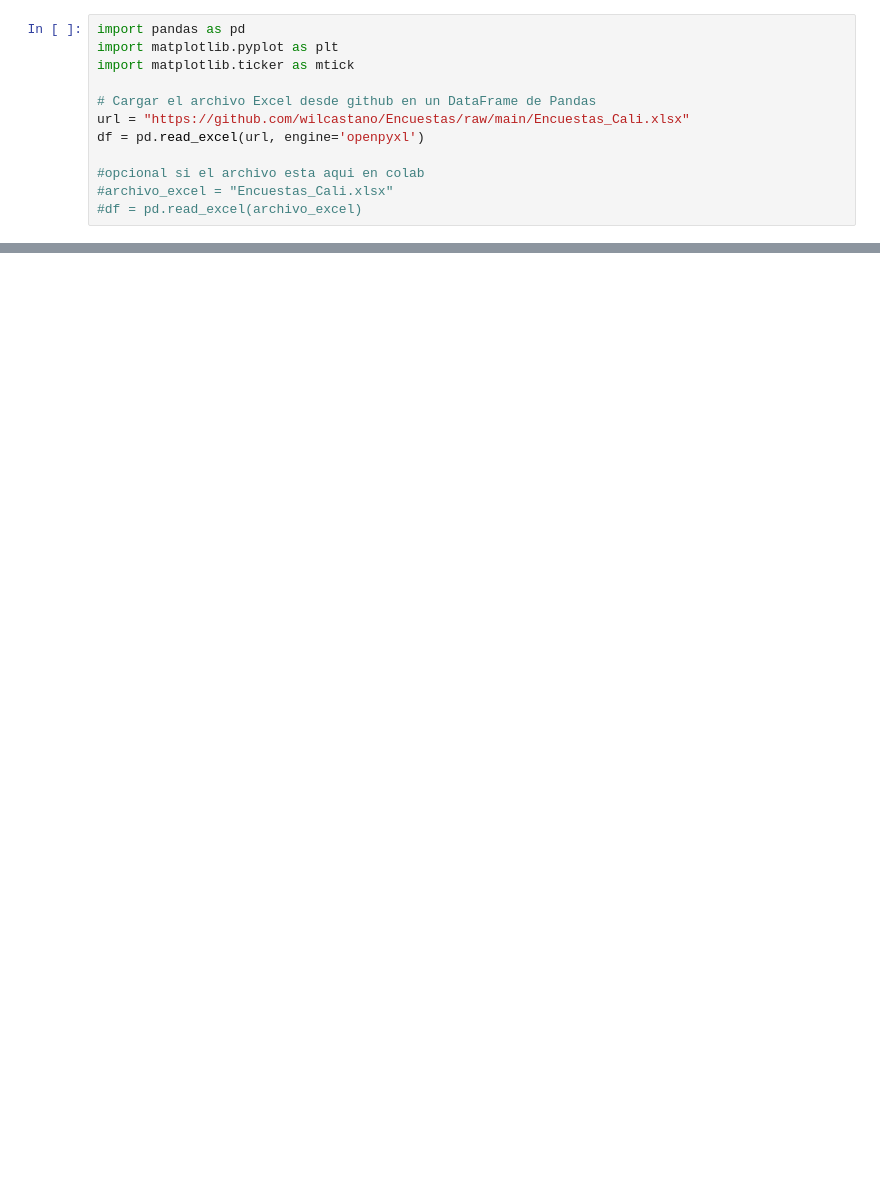
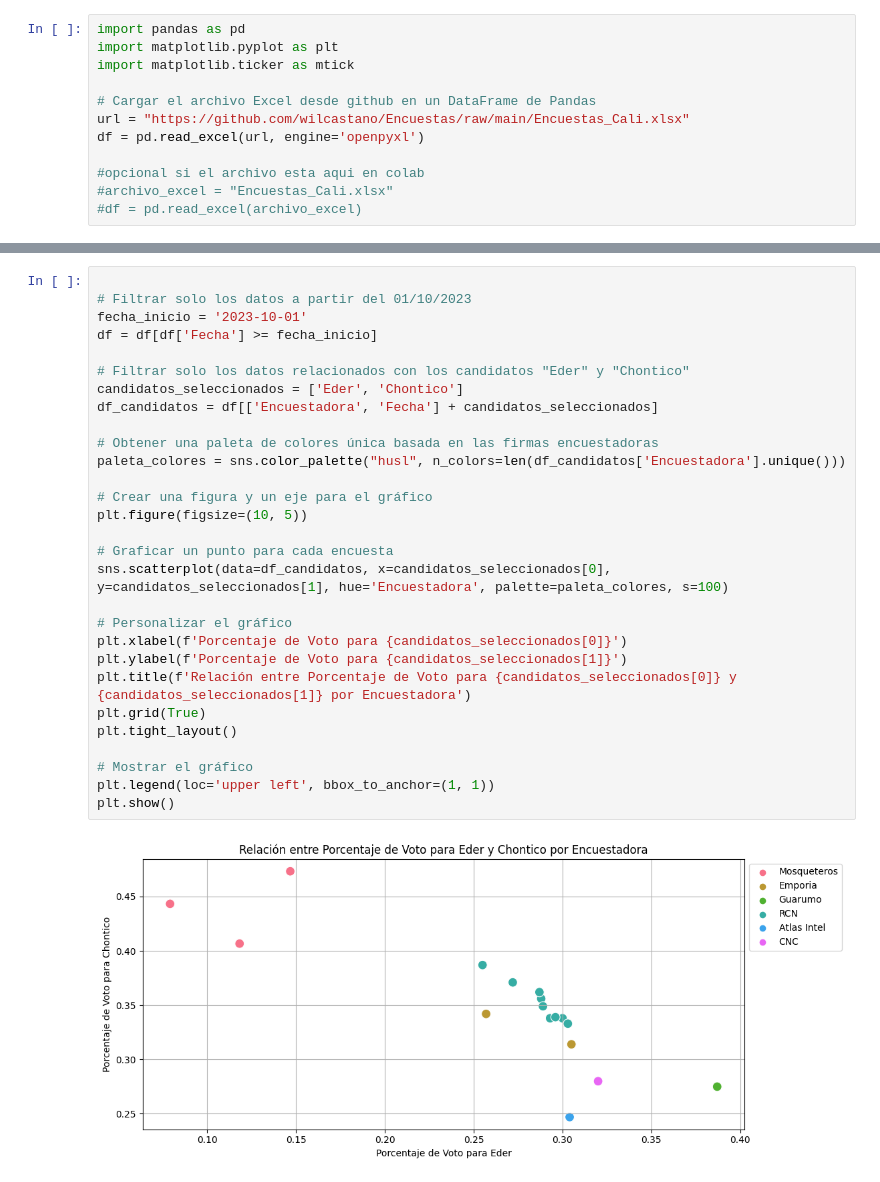
Before and after one commit to wilcastano/Encuestas, a Jupyter notebook: Encuestas_Alcaldia_de_Cali.ipynb, the cells around one changed output, grey strips where cells are left out. Saved outputs shown, nothing was run; the diff lists cells and outputs as text; blank space fills up the shorter version.

```diff
--- a/Encuestas_Alcaldia_de_Cali.ipynb
+++ b/Encuestas_Alcaldia_de_Cali.ipynb
@@ -144,0 +200,31 @@ plt.show()
+# %%
+
+# Filtrar solo los datos a partir del 01/10/2023
+fecha_inicio = '2023-10-01'
+df = df[df['Fecha'] >= fecha_inicio]
+
+# Filtrar solo los datos relacionados con los candidatos "Eder" y "Chontico"
+candidatos_seleccionados = ['Eder', 'Chontico']
+df_candidatos = df[['Encuestadora', 'Fecha'] + candidatos_seleccionados]
+
+# Obtener una paleta de colores única basada en las firmas encuestadoras
+paleta_colores = sns.color_palette("husl", n_colors=len(df_candidatos['Encuestadora'].unique()))
+
+# Crear una figura y un eje para el gráfico
+plt.figure(figsize=(10, 5))
+
+# Graficar un punto para cada encuesta
+sns.scatterplot(data=df_candidatos, x=candidatos_seleccionados[0], y=candidatos_seleccionados[1], hue='Encuestadora', palette=paleta_colores, s=100)
+
+# Personalizar el gráfico
+plt.xlabel(f'Porcentaje de Voto para {candidatos_seleccionados[0]}')
+plt.ylabel(f'Porcentaje de Voto para {candidatos_seleccionados[1]}')
+plt.title(f'Relación entre Porcentaje de Voto para {candidatos_seleccionados[0]} y {candidatos_seleccionados[1]} por Encuestadora')
+plt.grid(True)
+plt.tight_layout()
+
+# Mostrar el gráfico
+plt.legend(loc='upper left', bbox_to_anchor=(1, 1))
+plt.show()
+# %% [output]
+[figure, added]
```
Also changed, not shown: parts of 16 cells of this notebook.
